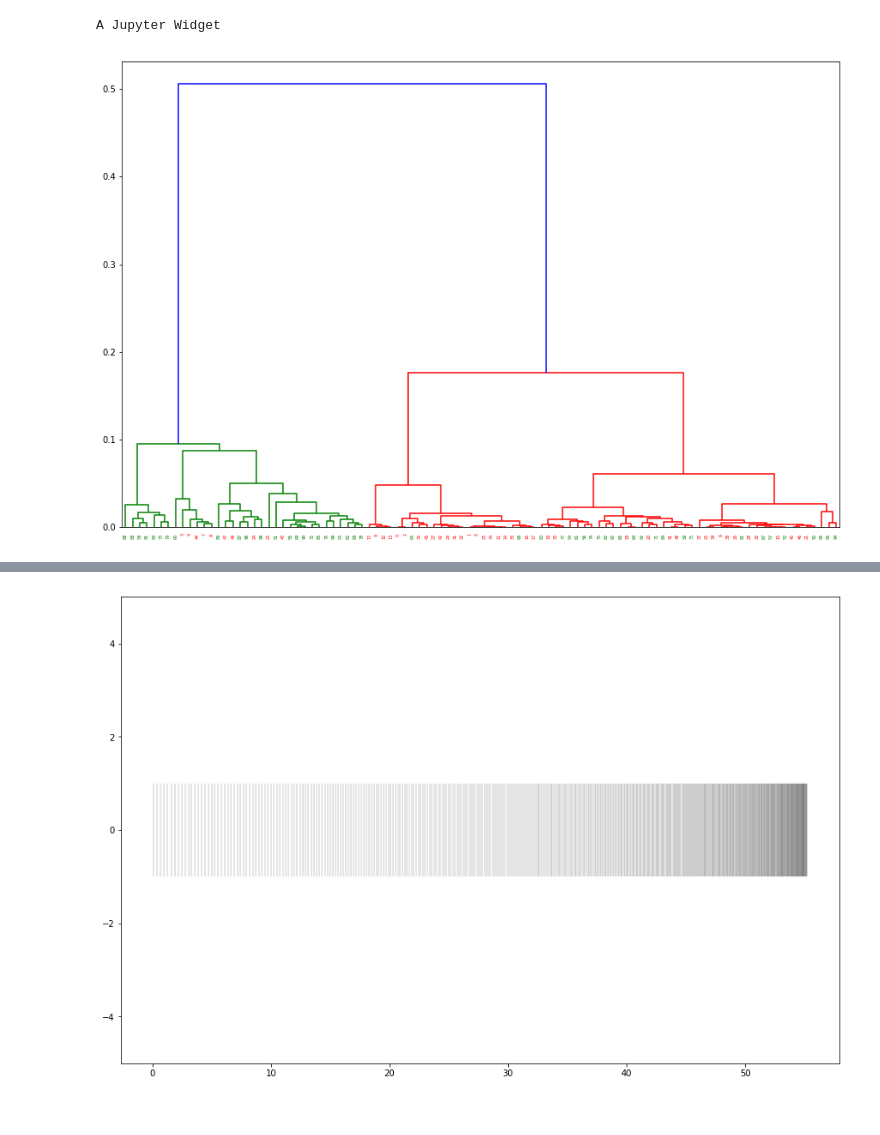
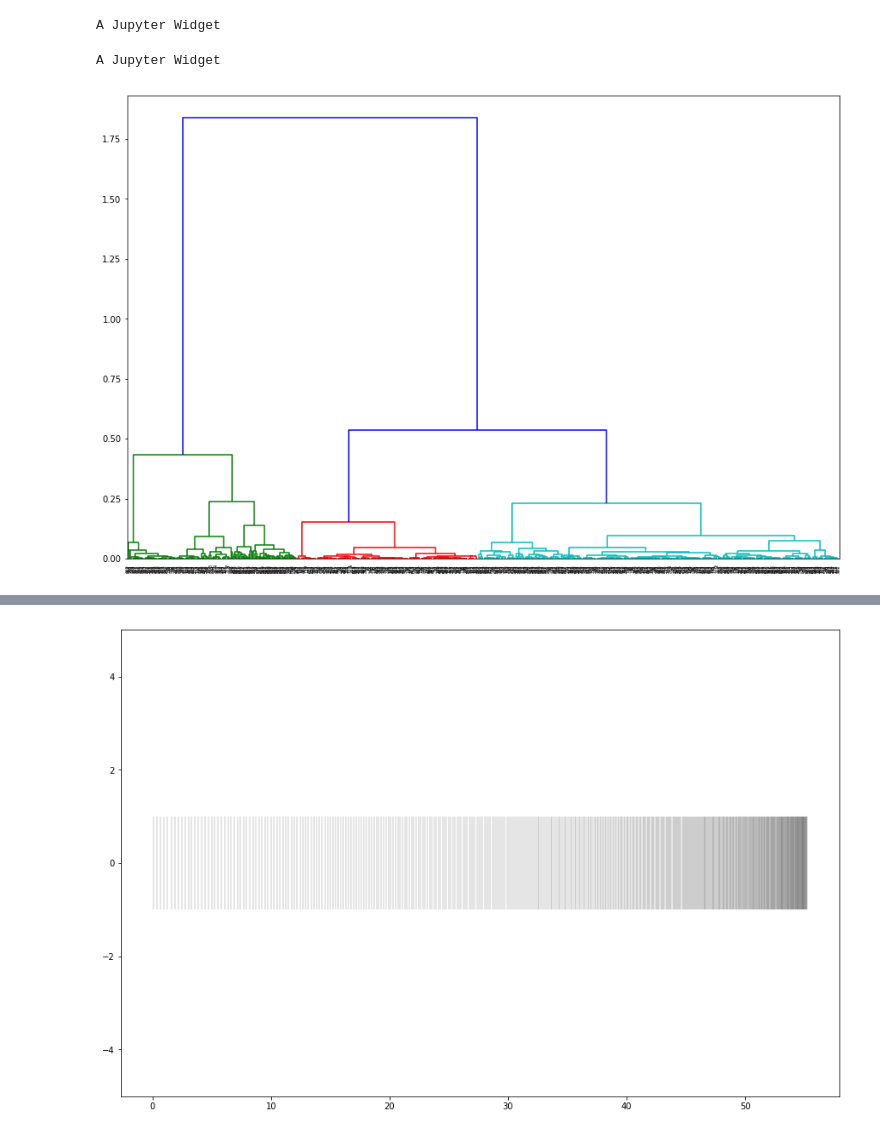
Before and after one commit to Vlad0922/neurophysiology, a Jupyter notebook: burst_clusters_heirarchy.ipynb, the cells around one changed output, grey strips where cells are left out. Cells and saved outputs as stored; diff of their text form; code cells hidden in the pictures.

```diff
--- a/burst_clusters_heirarchy.ipynb
+++ b/burst_clusters_heirarchy.ipynb
@@ -96,14 +107,18 @@ data_s = read_spikes(dist_dir_s)
 # %%
 only_st = list()
 names = list()
+labels = list()
+cv_ai = list()
 
 for d in data_a:
     if len(d['st']) > 100:
         only_st.append(d['st'])
         names.append('{};{};{}'.format(d['doc_name'], d['data_name'], d['interval_name']))
 
-    if len(only_st) == 50:
-        break
+        labels.append(1)
+        cv_ai.append((d['cv'], d['AI'], d['lv']))
+#     if len(only_st) == 50:
+#         break
 
 
 for d in data_s:
@@ -111,5 +126,7 @@ for d in data_s:
         only_st.append(d['st'])
         names.append('{};{};{}'.format(d['doc_name'], d['data_name'], d['interval_name']))
 
-    if len(only_st) == 100:
-        break
+        labels.append(0)
+        cv_ai.append((d['cv'], d['AI'], d['lv']))
+#     if len(only_st) == 100:
+#         break
@@ -258,20 +316,36 @@ plt.scatter([c[0] for c in cv_ai], [c[1] for c in cv_ai], c=cut_isi)
+# %%
+sdh_vals = [get_sdh(st) for st in tqdm.tqdm_notebook(only_st)]
+M = build_matrix_precalc(only_st, lambda x, y: sdh_poisson_metric_precalc(x, y), sdh_vals)
+# %% [output]
+A Jupyter Widget
+A Jupyter Widget
 # %%
-M = build_matrix(only_st, lambda x, y: sdh_poisson_metric(x, y, 1))
+# M = build_matrix(only_st, lambda x, y: sdh_poisson_metric(x, y, 3))
-# %% [output]
-A Jupyter Widget
 # %%
 Z = linkage(M[np.triu_indices(M.shape[0], 1)], 'ward')
 
 plt.figure(figsize=(15,10))
-d_dct = dendrogram(Z)
+d_dct = dendrogram(Z, color_threshold=0.5)
 
 ax = plt.gca()
 
-for lbl in ax.get_xmajorticklabels():
-    idx = int(lbl.get_text())
-    if labels[idx]:
-        lbl.set_color('red')
-    else:
-        lbl.set_color('green')
+
+
+# for lbl in ax.get_xmajorticklabels():
+#     idx = int(lbl.get_text())
+#     if idx == 3:
+#         lbl.set_color('red')
+
+#     if labels[idx]:
+#         lbl.set_color('red')
+#     else:
+#         lbl.set_color('green')
+
+# for lbl in ax.get_xmajorticklabels():
+#     idx = int(lbl.get_text())
+#     if labels[idx]:
+#         lbl.set_color('red')
+#     else:
+#         lbl.set_color('green')
 # %% [output]
-[figure, old version]
+[figure, new version]
```
Also changed, not shown: parts of 35 cells of this notebook.
